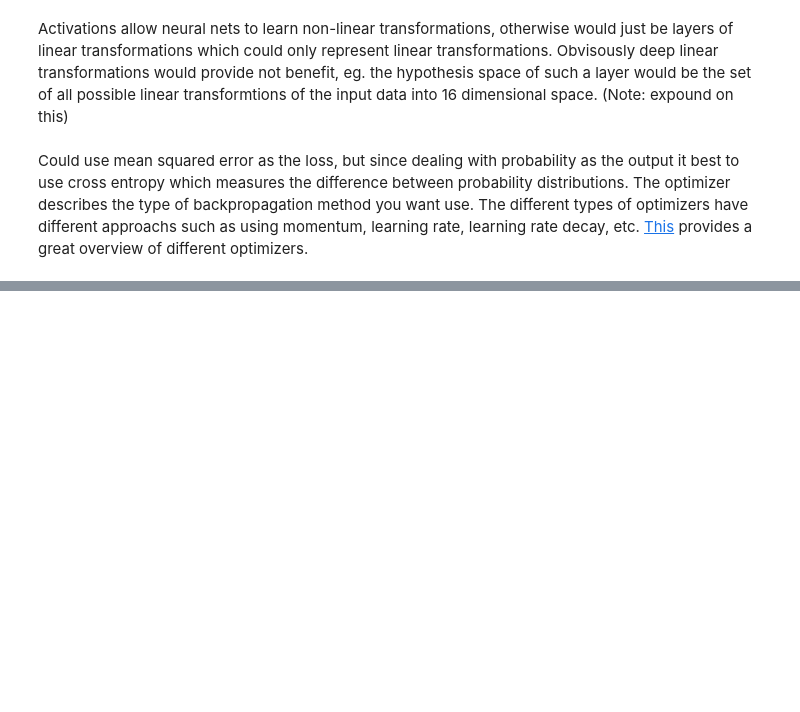
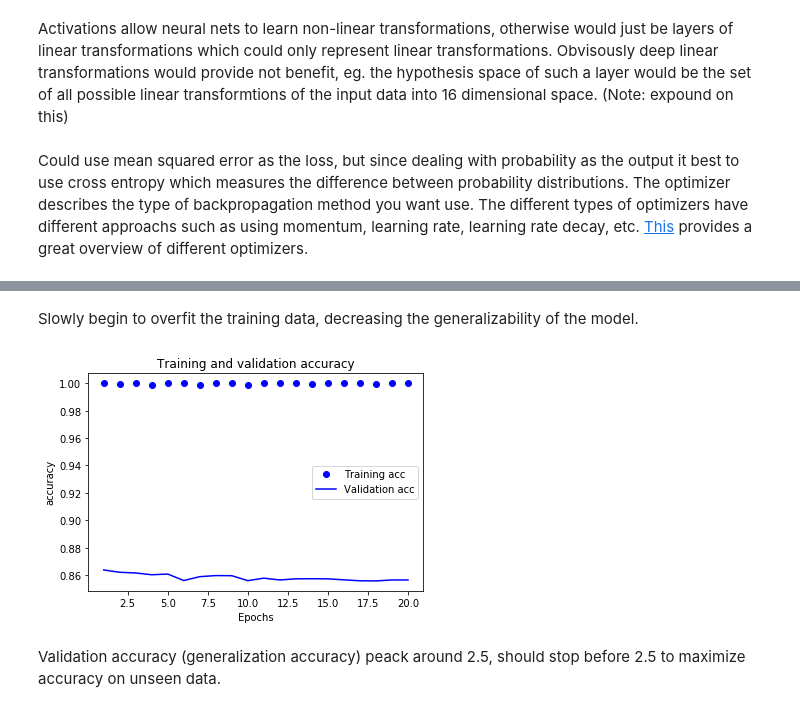
Before and after one commit to robrao/DeepLearningWithPython, a Jupyter notebook: DLP_imdb_reviews.ipynb, the cells around one changed output, grey strips where cells are left out. Drawn from its saved outputs; the diff is of its cells as text; code cells hidden in the pictures; blank space fills up the shorter version.

```diff
--- a/DLP_imdb_reviews.ipynb
+++ b/DLP_imdb_reviews.ipynb
@@ -98,0 +153,18 @@ The optimizer describes the type of backpropagation method you want use. The dif
+# %% [markdown]
+Slowly begin to overfit the training data, decreasing the generalizability of the model.
+# %%
+acc_values = history_dict['acc']
+val_acc_values = history_dict['val_acc']
+
+plt.plot(epochs, acc_values, 'bo', label='Training acc')
+plt.plot(epochs, val_acc_values, 'b', label='Validation acc')
+plt.title('Training and validation accuracy')
+plt.xlabel('Epochs')
+plt.ylabel('accuracy')
+plt.legend()
+
+plt.show()
+# %% [output]
+[figure, added]
+# %% [markdown]
+Validation accuracy (generalization accuracy) peack around 2.5, should stop before 2.5 to maximize accuracy on unseen data.
```
Also changed, not shown: parts of 8 cells of this notebook.
